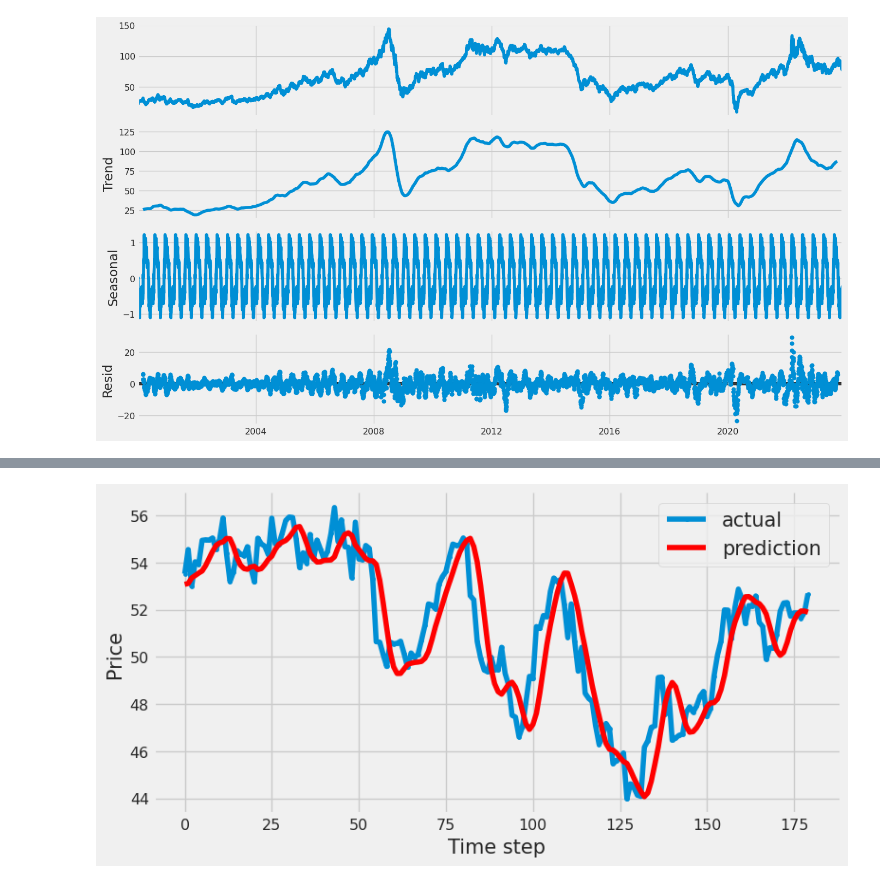
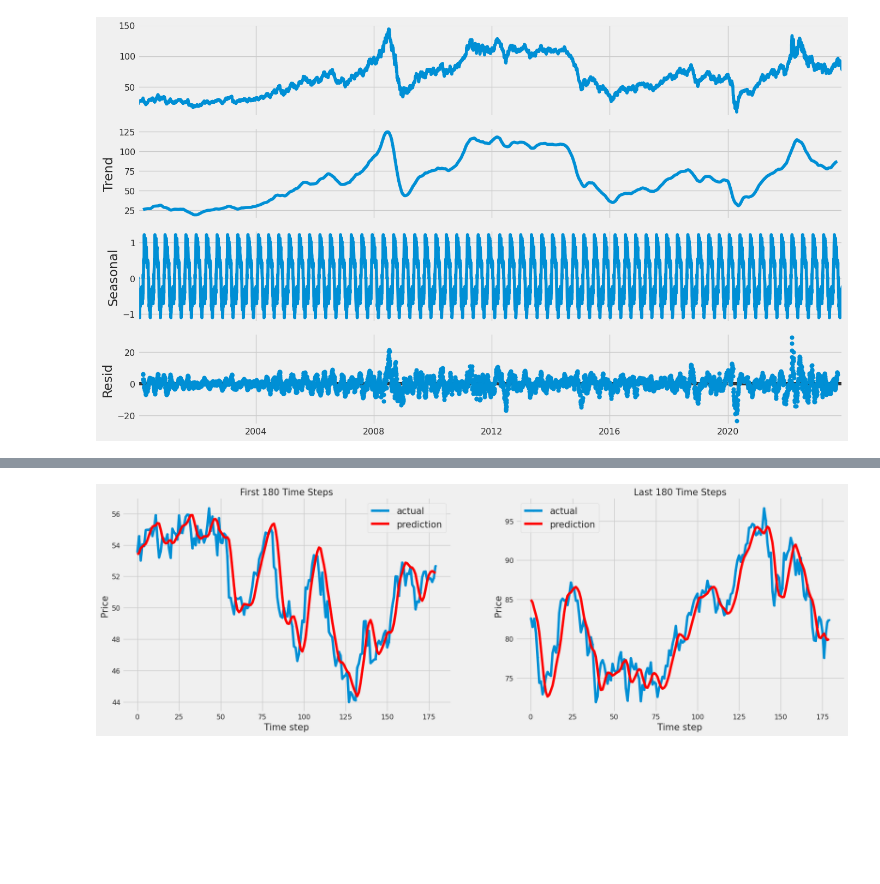
Before and after one commit to tanqing2001/datafile, a Jupyter notebook: Final_Prj.ipynb, the cells around one changed output, grey strips where cells are left out. Drawn from its saved outputs; the diff is of its cells as text; code cells hidden in the pictures; blank space fills up the shorter version.

```diff
--- a/Final_Prj.ipynb
+++ b/Final_Prj.ipynb
@@ -165,15 +164,31 @@ Test Root Mean Squared Error: 2.7119403568206444
 # %%
-#Compare Actual vs. Prediction
+# Plot for the first 180 time steps
 aa=[x for x in range(180)]
-plt.figure(figsize=(8,4))
+plt.figure(figsize=(18, 6))
+
+plt.subplot(1, 2, 1)
 plt.plot(aa, Y_test[0][:180], marker='.', label="actual")
-plt.plot(aa, test_predict[:,0][:180], 'r', label="prediction")
+plt.plot(aa, test_predict[:, 0][:180], 'r', label="prediction")
 plt.tight_layout()
 sns.despine(top=True)
 plt.subplots_adjust(left=0.07)
 plt.ylabel('Price', size=15)
 plt.xlabel('Time step', size=15)
+plt.title('First 180 Time Steps', size=15)
 plt.legend(fontsize=15)
-plt.show();
+
+# Plot for the last 180 time steps
+plt.subplot(1, 2, 2)
+plt.plot(aa, Y_test[0][-180:], marker='.', label="actual")
+plt.plot(aa, test_predict[:, 0][-180:], 'r', label="prediction")
+plt.tight_layout()
+sns.despine(top=True)
+plt.subplots_adjust(left=0.07, wspace = 0.2)
+plt.ylabel('Price', size=15)
+plt.xlabel('Time step', size=15)
+plt.title('Last 180 Time Steps', size=15)
+plt.legend(fontsize=15)
+
+plt.show()
 # %% [output]
-[figure, old version]
+[figure, new version]
```
Also changed, not shown: parts of 11 cells of this notebook.
